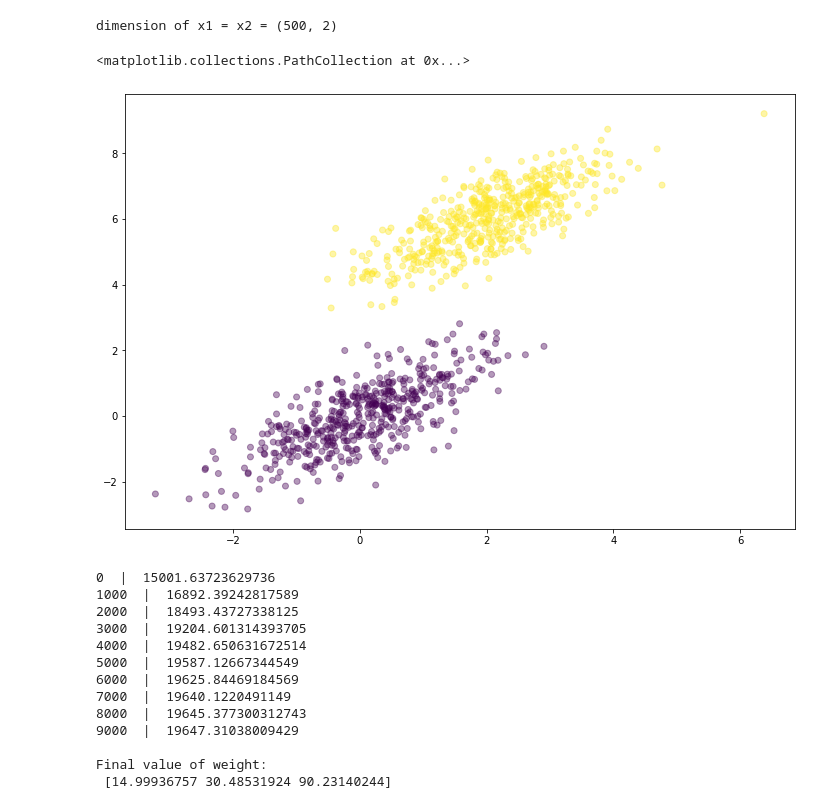
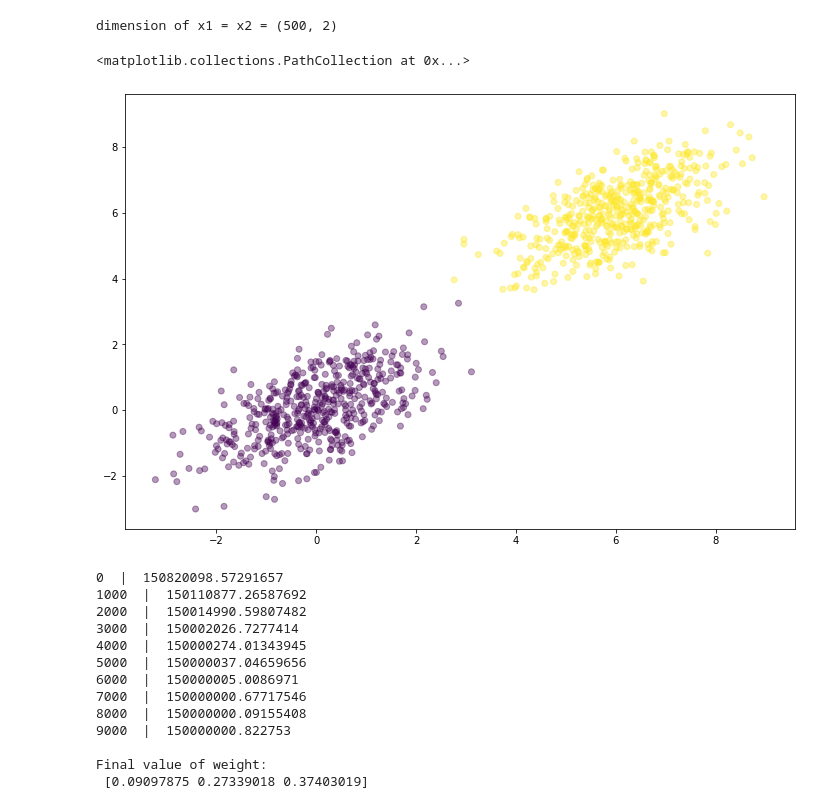
Before and after one commit to krag-harsh/SVM_implementation, a Jupyter notebook: linear_SVM.ipynb, the cells around one changed output. Cells and saved outputs as stored; diff of their text form; code cells hidden in the pictures.

```diff
--- a/linear_SVM.ipynb
+++ b/linear_SVM.ipynb
@@ -46,40 +44,40 @@ def predict(X,w):
   return np.sign(X @ w)
 # %%
 si = 500    #size of the data set we are creating
-x1 = np.random.multivariate_normal([0, 0], [[1, .75],[.75, 1]], si)
-x2 = np.random.multivariate_normal([2,6], [[1, .75],[.75, 1]], si)
+x1 = np.random.multivariate_normal([0, 0], [[1, .60],[.60, 1]], si)
+x2 = np.random.multivariate_normal([6,6], [[1, .60],[.60, 1]], si)
 
 print("dimension of x1 = x2 =",x1.shape)
 sfeature=np.vstack((x1, x2)).astype(np.float32)     #concatinates axis 0
 slabel=np.hstack((np.zeros(si), np.ones(si)))
 
 
 plt.figure(figsize=(12,8))
 plt.scatter(sfeature[:, 0], sfeature[:, 1], c = slabel, alpha = .4)
 # %% [output]
 dimension of x1 = x2 = (500, 2)
 <matplotlib.collections.PathCollection at 0x...>
-[figure, old version]
+[figure, new version]
 # %%
 X = np.column_stack((np.ones(len(sfeature)), sfeature))
-w = np.ones(len(X[0]))
+w = np.zeros(len(X[0]))
 
 
-w=fit(10000, X , w , slabel , C=30 , lr=1e-3)
+w=fit(10000, X , w , slabel , C=300000 , lr=1e-3)
 # %% [output]
-0  |  15001.63723629736
-1000  |  16892.39242817589
-2000  |  18493.43727338125
-3000  |  19204.601314393705
-4000  |  19482.650631672514
-5000  |  19587.12667344549
-6000  |  19625.84469184569
-7000  |  19640.1220491149
-8000  |  19645.377300312743
-9000  |  19647.31038009429
+0  |  150820098.57291657
+1000  |  150110877.26587692
+2000  |  150014990.59807482
+3000  |  150002026.7277414
+4000  |  150000274.01343945
+5000  |  150000037.04659656
+6000  |  150000005.0086971
+7000  |  150000000.67717546
+8000  |  150000000.09155408
+9000  |  150000000.822753
 
 Final value of weight:
- [14.99936757 30.48531924 90.23140244]
+ [0.09097875 0.27339018 0.37403019]
 # %%
 p=X@w
 p=np.sign(p)
```
Also changed, not shown: parts of 6 cells of this notebook.
